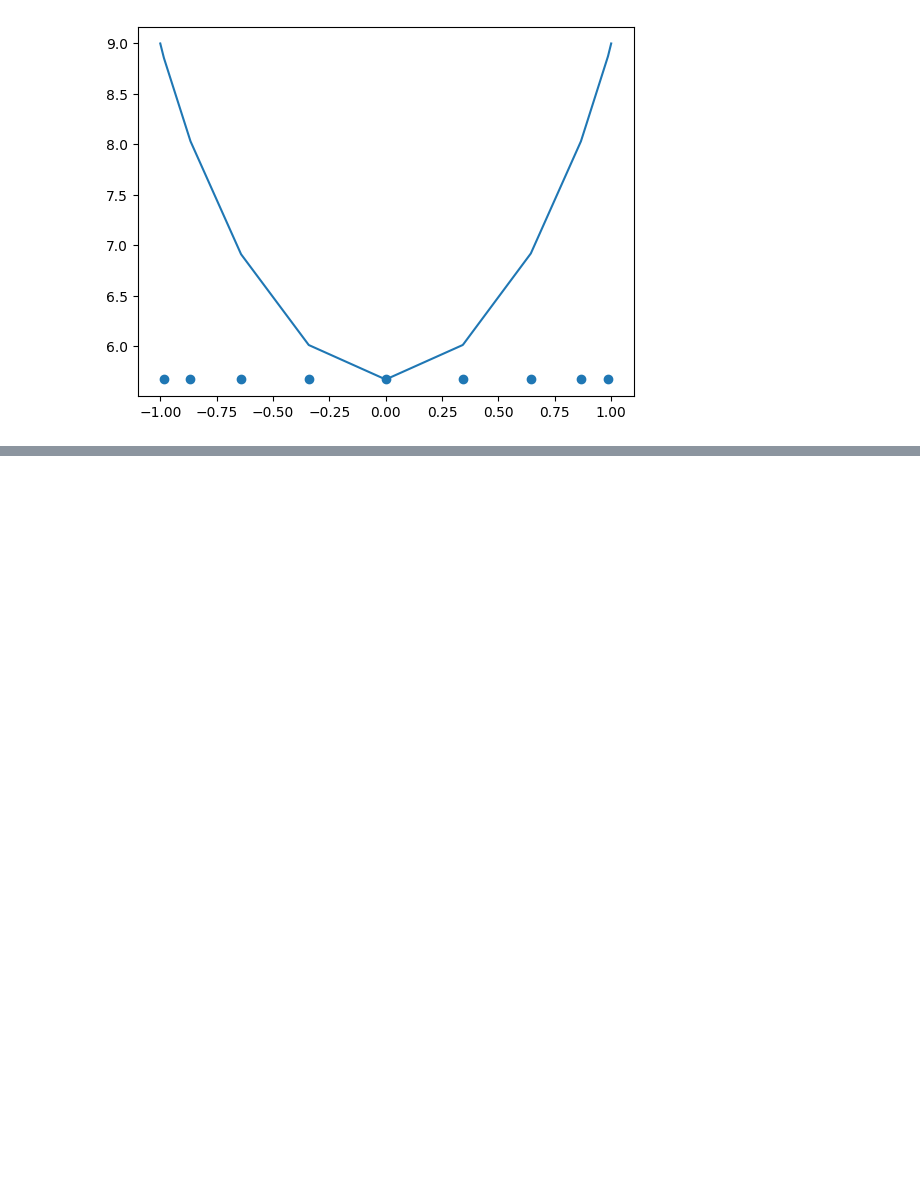
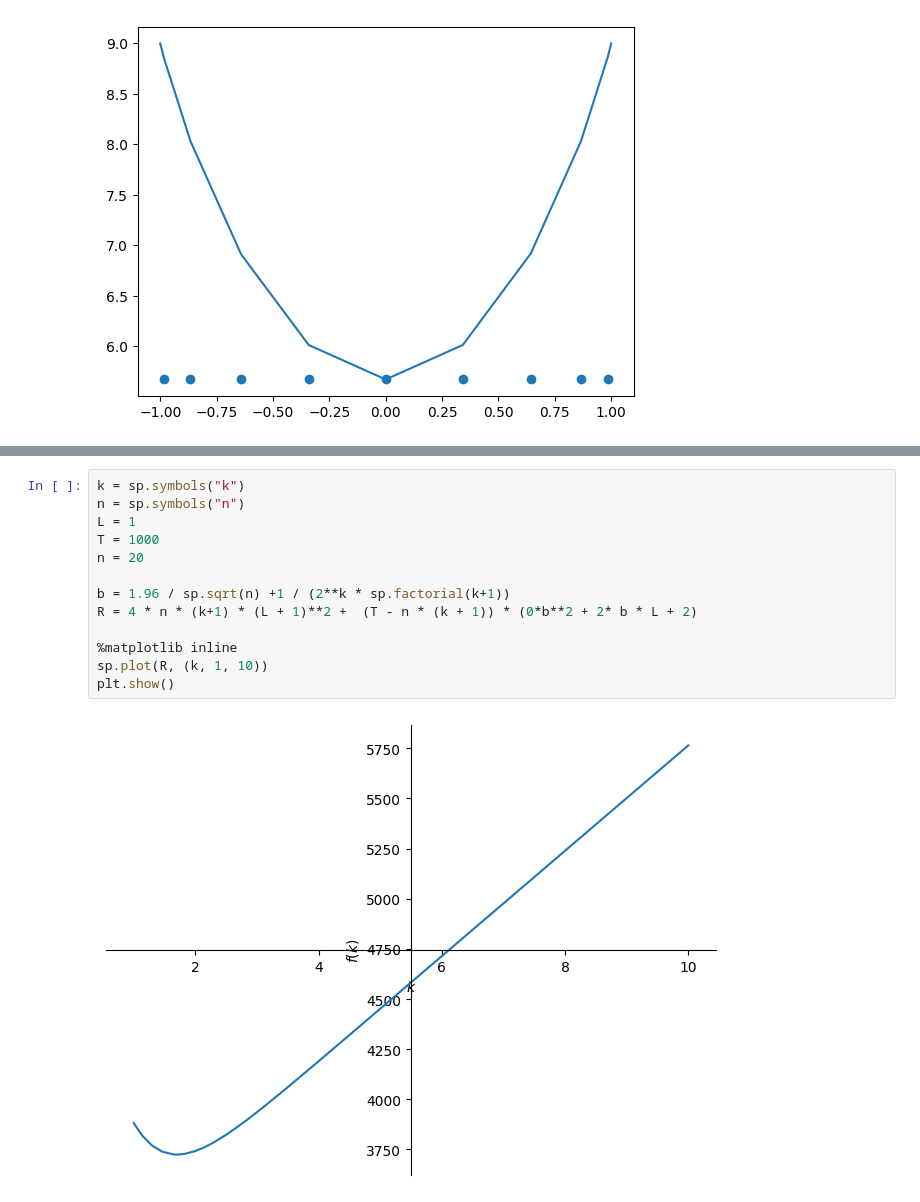
Before and after one commit to ivankirev13/Performative-Regression, a Jupyter notebook: performative_regression.ipynb, the cells around one changed output, grey strips where cells are left out. Saved outputs shown, nothing was run; the diff lists cells and outputs as text; blank space fills up the shorter version.

```diff
--- a/performative_regression.ipynb
+++ b/performative_regression.ipynb
@@ -329,3 +329,18 @@ plt.show()
+# %%
+k = sp.symbols("k")
+n = sp.symbols("n")
+L = 1
+T = 1000
+n = 20
+
+b = 1.96 / sp.sqrt(n) +1 / (2**k * sp.factorial(k+1))
+R = 4 * n * (k+1) * (L + 1)**2 +  (T - n * (k + 1)) * (0*b**2 + 2* b * L + 2)
+
+%matplotlib inline
+sp.plot(R, (k, 1, 10))
+plt.show()
+# %% [output]
+[figure, added]
 # %%
 k = sp.symbols("k")
 n = sp.symbols("n")
```
Also changed, not shown: parts of 5 cells of this notebook.
